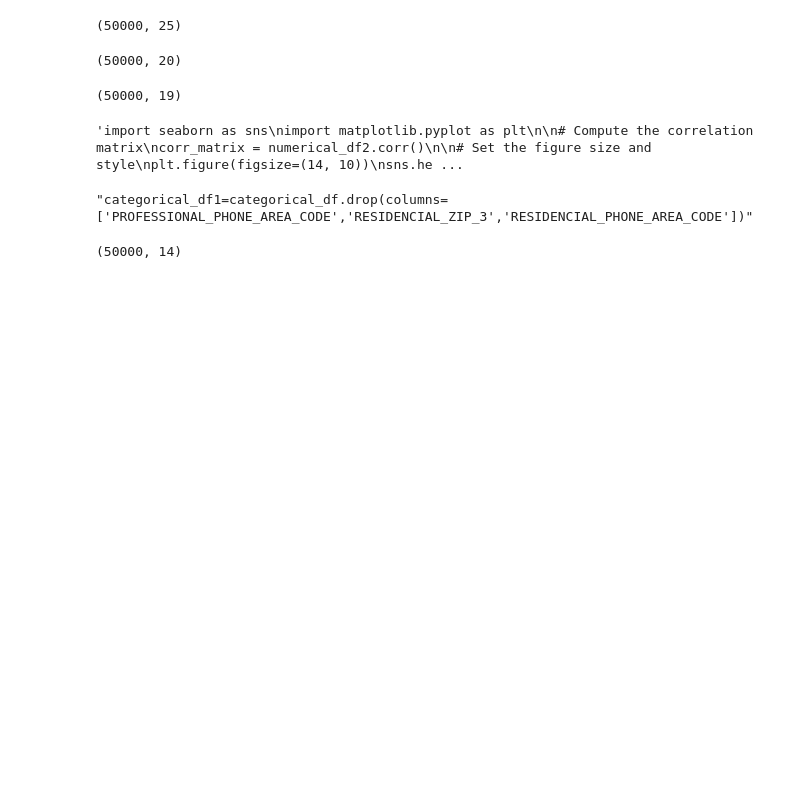
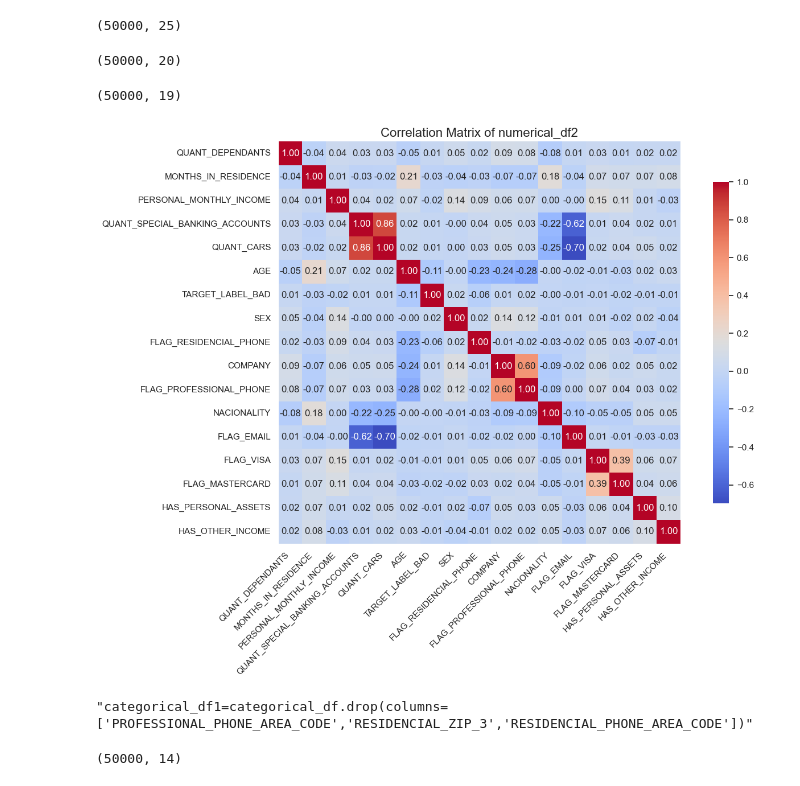
Before and after one commit to Kitiksha1000/Case-Study-12--Ensuring-QA-Measures-in-Credit-Risk-Assessment, a Jupyter notebook: PAKDD_preprocessing.ipynb, the cells around one changed output. Saved outputs shown, nothing was run; the diff lists cells and outputs as text; code cells hidden in the pictures; blank space fills up the shorter version.

```diff
--- a/PAKDD_preprocessing.ipynb
+++ b/PAKDD_preprocessing.ipynb
@@ -205,22 +205,22 @@ numerical_df2.shape
 # %% [output]
 (50000, 19)
 # %%
-'''import seaborn as sns
+import seaborn as sns
 import matplotlib.pyplot as plt
 
 # Compute the correlation matrix
 corr_matrix = numerical_df2.corr()
 
 # Set the figure size and style
 plt.figure(figsize=(14, 10))
 sns.heatmap(corr_matrix, annot=True, fmt=".2f", cmap="coolwarm", square=True, cbar_kws={"shrink": .8})
 
 plt.title("Correlation Matrix of numerical_df2", fontsize=16)
 plt.xticks(rotation=45, ha='right')
 plt.tight_layout()
-plt.show()'''
+plt.show()
 # %% [output]
-'import seaborn as sns\nimport matplotlib.pyplot as plt\n\n# Compute the correlation matrix\ncorr_matrix = numerical_df2.corr()\n\n# Set the figure size and style\nplt.figure(figsize=(14, 10))\nsns.he ...
+[figure, added]
 # %%
 # dropping columns based on high association
 '''categorical_df1=categorical_df.drop(columns=['PROFESSIONAL_PHONE_AREA_CODE','RESIDENCIAL_ZIP_3','RESIDENCIAL_PHONE_AREA_CODE'])'''
```
Also changed, not shown: parts of 48 cells of this notebook.
